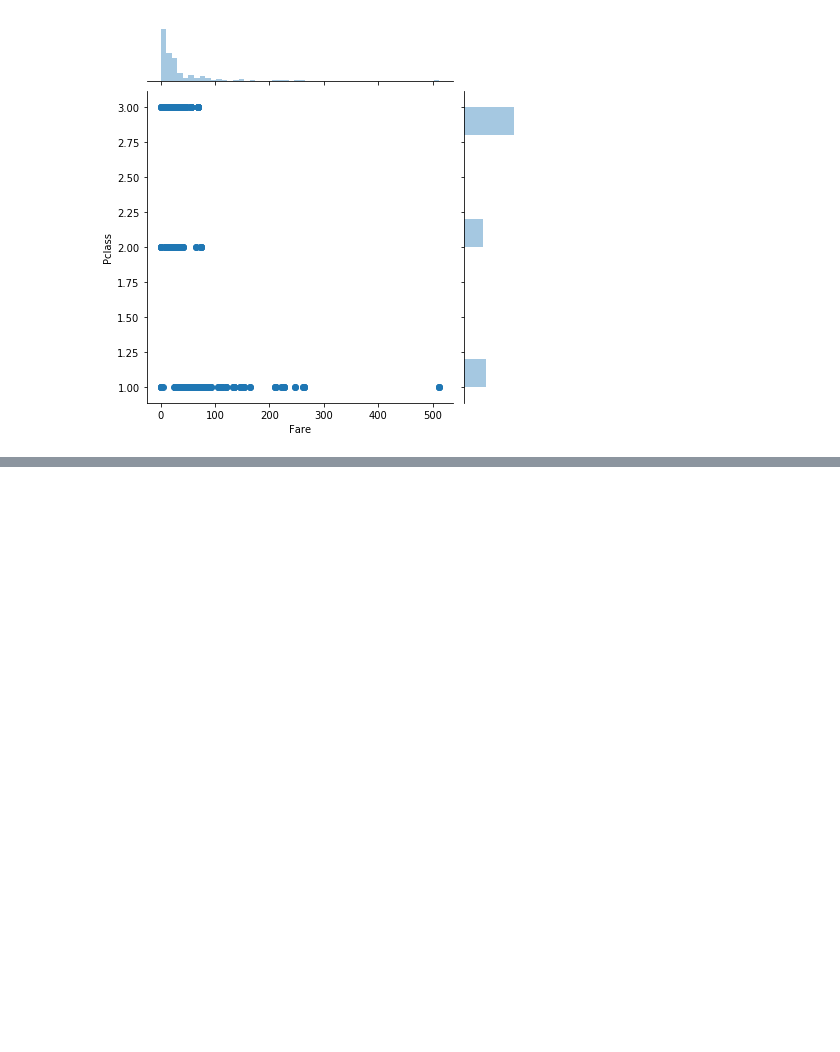
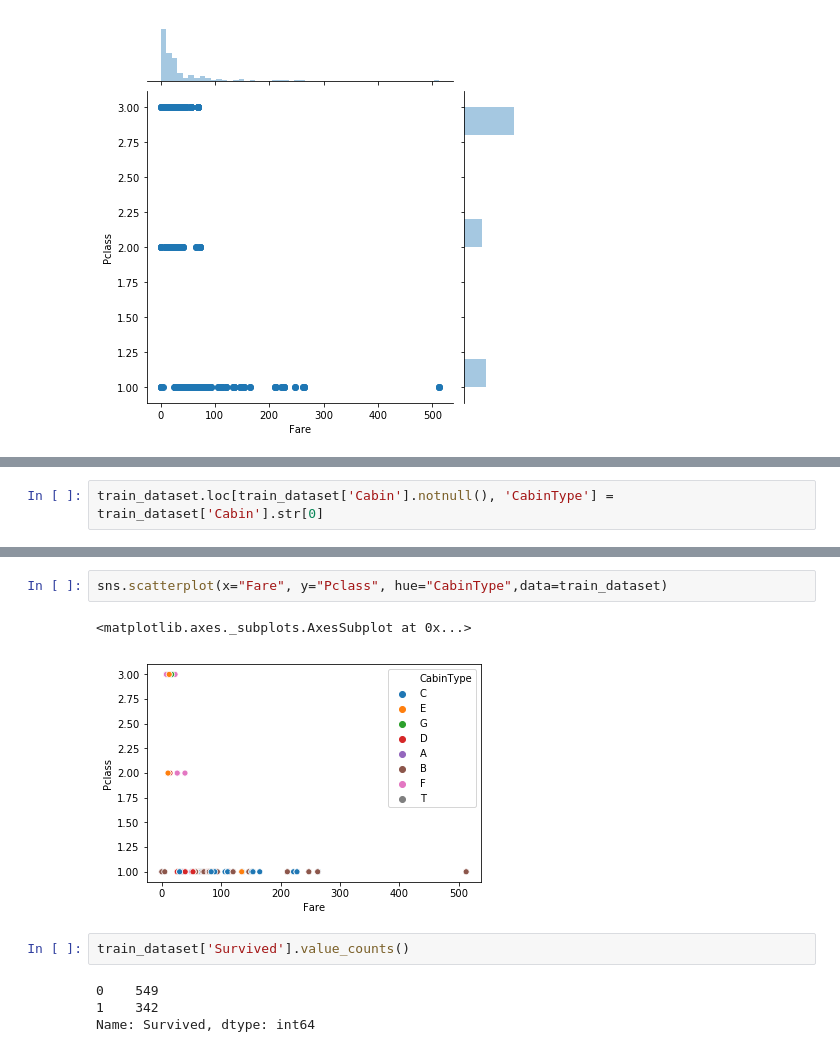
Before and after one commit to beginmachinelearning/deep_learning, a Jupyter notebook: practice_exercises/titanic_kaggle/titanic_classification_keras.ipynb, the cells around one changed output, grey strips where cells are left out. Cells and saved outputs as stored; diff of their text form; blank space fills up the shorter version.

```diff
--- a/practice_exercises/titanic_kaggle/titanic_classification_keras.ipynb
+++ b/practice_exercises/titanic_kaggle/titanic_classification_keras.ipynb
@@ -76,0 +99,2 @@ sns.scatterplot(x="Fare", y="Pclass", hue="Cabin",
+# %%
+train_dataset.loc[train_dataset['Cabin'].notnull(), 'CabinType'] = train_dataset['Cabin'].str[0]
@@ -76,0 +113,11 @@ sns.scatterplot(x="Fare", y="Pclass", hue="Cabin",
+# %%
+sns.scatterplot(x="Fare", y="Pclass", hue="CabinType",data=train_dataset)
+# %% [output]
+<matplotlib.axes._subplots.AxesSubplot at 0x...>
+[figure, added]
+# %%
+train_dataset['Survived'].value_counts()
+# %% [output]
+0    549
+1    342
+Name: Survived, dtype: int64
```
Also changed, not shown: parts of 8 cells of this notebook, 48 other files.
